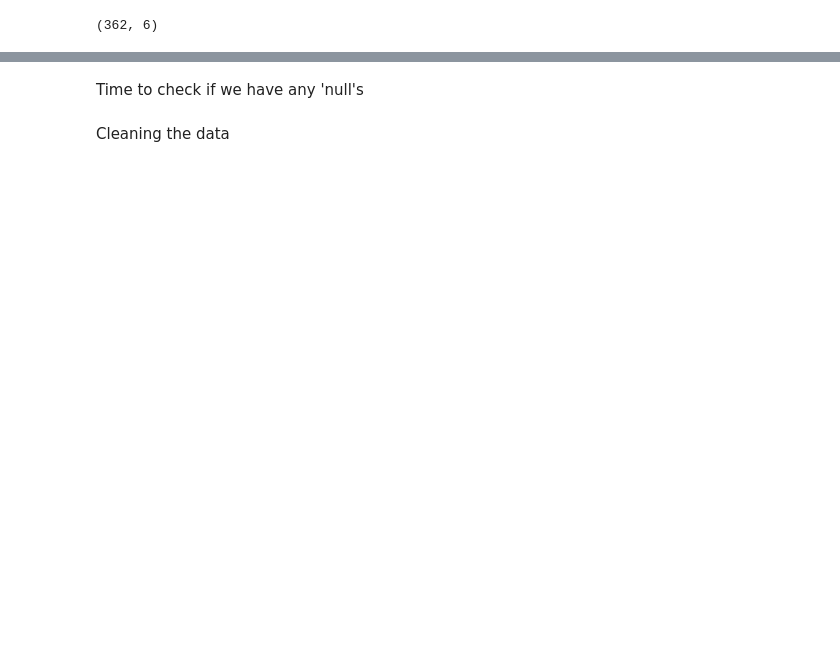
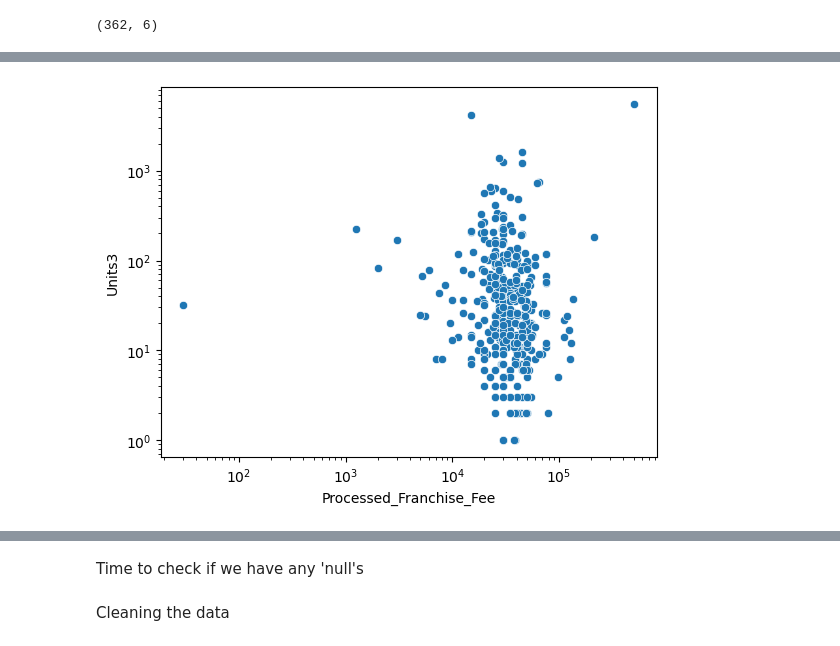
Before and after one commit to ChadSim/firstPro, a Jupyter notebook: Fin Project.ipynb, the cells around one changed output, grey strips where cells are left out. Saved outputs shown, nothing was run; the diff lists cells and outputs as text; code cells hidden in the pictures; blank space fills up the shorter version.

```diff
--- a/Fin Project.ipynb
+++ b/Fin Project.ipynb
@@ -172,0 +163,17 @@ ValueError: cannot convert float NaN to integer
+# %%
+# solution, we will transform all range values into singular values
+def process_franchise_fee(value):
+    if '-' in str(value):
+        # Handle ranges by calculating the average
+        start, end = map(float, value.replace(',', '').split('-'))
+        return (start + end) / 2
+    else:
+        # Keep numeric values as is
+        return float(value.replace(',', ''))
+
+# Create a new column 'Processed_Franchise_Fee' based on the custom function
+new_df_1yr['Processed_Franchise_Fee'] = new_df_1yr['Initial Franchise Fee'].apply(process_franchise_fee)
+
+# Display the modified DataFrame
+# %%
+new_df_1yr['Processed_Franchise_Fee'] = new_df_1yr['Processed_Franchise_Fee'].astype(int)
@@ -172,0 +199,16 @@ ValueError: cannot convert float NaN to integer
+# %%
+# solution, we will transform all range values into singular values
+def process_franchise_fee(value):
+    if '-' in str(value):
+        # Handle ranges by calculating the average
+        start, end = map(float, value.replace(',', '').split('-'))
+        return (start + end) / 2
+    else:
+        # Keep numeric values as is
+        return float(value.replace(',', ''))
+
+# Create a new column 'Processed_Franchise_Fee' based on the custom function
+new_df_3yr['Processed_Franchise_Fee'] = new_df_1yr['Initial Franchise Fee'].apply(process_franchise_fee)
+
+# Display the modified DataFrame
+new_df_3yr.head(5)
@@ -172,0 +239,14 @@ ValueError: cannot convert float NaN to integer
+# %%
+new_df_3yr['Units3'] = new_df_3yr['Units3'].fillna(0).astype(int)
+new_df_3yr['Percentage3'] = new_df_3yr['Percentage3'].fillna(0).astype(float)
+# %%
+sns.scatterplot(data = new_df_3yr, x = 'Processed_Franchise_Fee', y = 'Units3')
+
+# Set x-axis to logarithmic scale
+plt.xscale('log')
+plt.yscale('log')
+
+# Show the plot
+plt.show()
+# %% [output]
+[figure, added]
```
Also changed, not shown: parts of 23 cells of this notebook.
